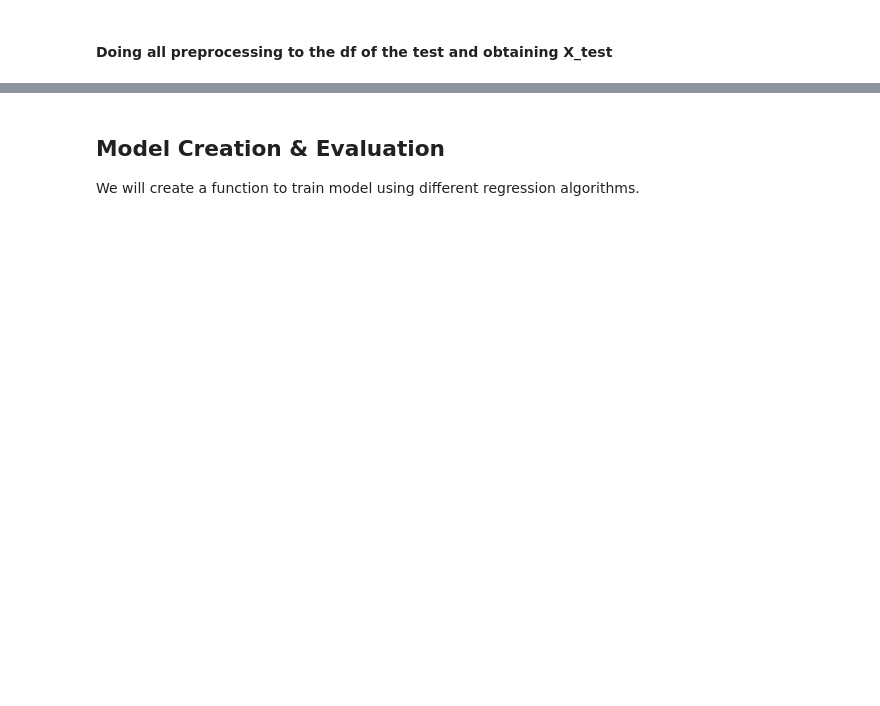
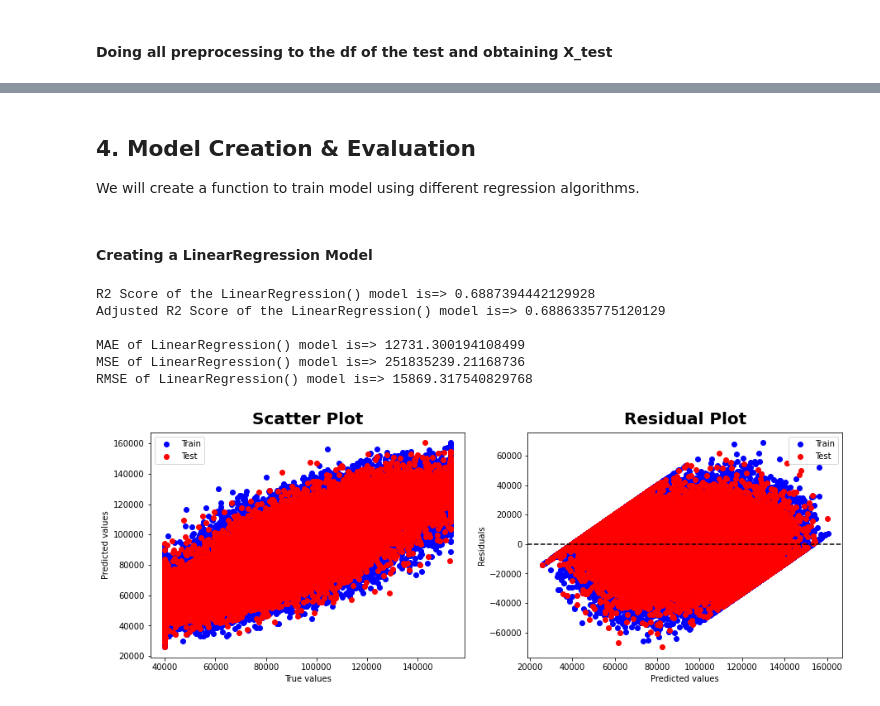
Before and after one commit to SamuelJabes/Employee_Salary_Prediction, a Jupyter notebook: model.ipynb, the cells around one changed output, grey strips where cells are left out. Saved outputs shown, nothing was run; the diff lists cells and outputs as text; code cells hidden in the pictures; blank space fills up the shorter version.

Commit message:
importando alguns modelos e os treinando

```diff
--- a/model.ipynb
+++ b/model.ipynb
@@ -248,0 +244,3 @@ y_train = df_train.loc[:, 'salary']
+# %%
+feat_train, targ_train = df_train.drop(columns='salary'), df_train.loc[:, 'salary']
+X_train, X_cv, y_train, y_cv = train_test_split(feat_train, targ_train, test_size=0.2, random_state=0)
@@ -275,7 +283,7 @@ X_test.head()
 | 3 | 0.0 | 0.0 | 1.0 | 0.0 | 0.0 | 0.0 | ... |
 | 4 | 0.0 | 1.0 | 0.0 | 0.0 | 1.0 | 0.0 | ... |
 # %% [markdown]
-## Model Creation & Evaluation
+## 4. Model Creation & Evaluation
 
 We will create a function to train model using different regression algorithms.
 # %%
@@ -288,14 +296,14 @@ rmse_value = []
 def model_evaluation(model):
     model.fit(X_train, y_train)
     y_train_pred= model.predict(X_train)
-    y_test_pred = model.predict(X_test)
+    y_cv_pred = model.predict(X_cv)
 
     #Metrics Calculation.
-    mae = mean_absolute_error(y_test,y_test_pred)
-    mse = mean_squared_error(y_test,y_test_pred)
+    mae = mean_absolute_error(y_cv,y_cv_pred)
+    mse = mean_squared_error(y_cv,y_cv_pred)
     rmse = np.sqrt(mse)
-    r2 = r2_score(y_test,y_test_pred)
-    adjusted_r2 = 1 - ((1-r2)*(x_test.shape[0]-1)/(x_test.shape[0]-x_test.shape[1]-1))
+    r2 = r2_score(y_cv,y_cv_pred)
+    adjusted_r2 = 1 - ((1-r2)*(X_test.shape[0]-1)/(X_test.shape[0]-X_test.shape[1]-1))
 
     mae_value.append(mae)
     mse_value.append(mse)
@@ -315,7 +323,7 @@ def model_evaluation(model):
     plt.figure(figsize=(15,5))
     plt.subplot(1,2,1)
     plt.scatter(y_train, y_train_pred, color='blue', label='Train')
-    plt.scatter(y_test, y_test_pred, color='red', label='Test')
+    plt.scatter(y_cv, y_cv_pred, color='red', label='Test')
     plt.xlabel('True values')
     plt.ylabel('Predicted values')
     plt.legend()
@@ -324,10 +332,22 @@ def model_evaluation(model):
     # Residual plot.
     plt.subplot(1,2,2)
     plt.scatter(y_train_pred, y_train_pred - y_train, color='blue', label='Train')
-    plt.scatter(y_test_pred, y_test_pred - y_test, color='red', label='Test')
+    plt.scatter(y_cv_pred, y_cv_pred - y_cv, color='red', label='Test')
     plt.axhline(y=0, color='black', linestyle='--')
     plt.xlabel('Predicted values')
     plt.ylabel('Residuals')
     plt.legend()
     plt.title('Residual Plot',fontweight="black",size=20,pad=10)
     plt.show()
+# %% [markdown]
+#### Creating a LinearRegression Model
+# %%
+model_evaluation(LinearRegression())
+# %% [output]
+R2 Score of the LinearRegression() model is=> 0.6887394442129928
+Adjusted R2 Score of the LinearRegression() model is=> 0.6886335775120129
+
+MAE of LinearRegression() model is=> 12731.300194108499
+MSE of LinearRegression() model is=> 251835239.21168736
+RMSE of LinearRegression() model is=> 15869.317540829768
+[figure, added]
```
Also changed, not shown: parts of 24 cells of this notebook, 4 other files.
